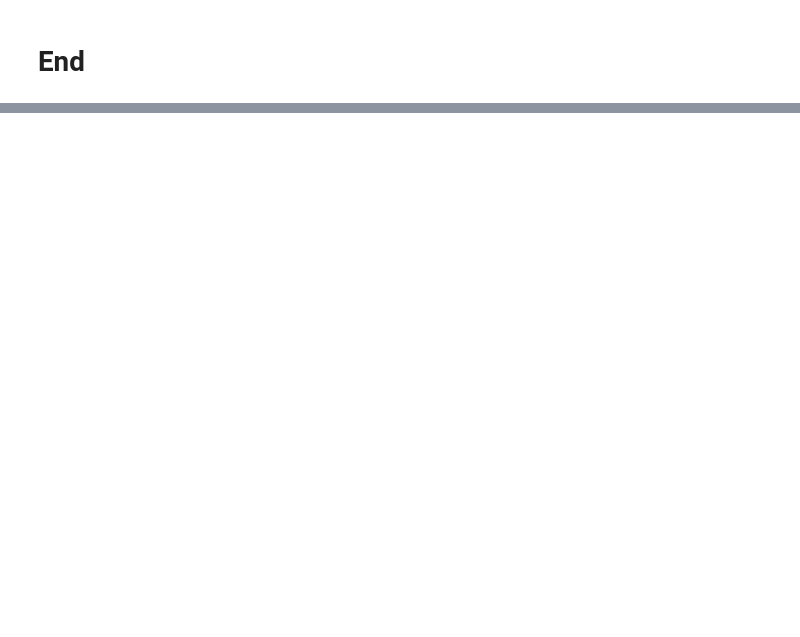
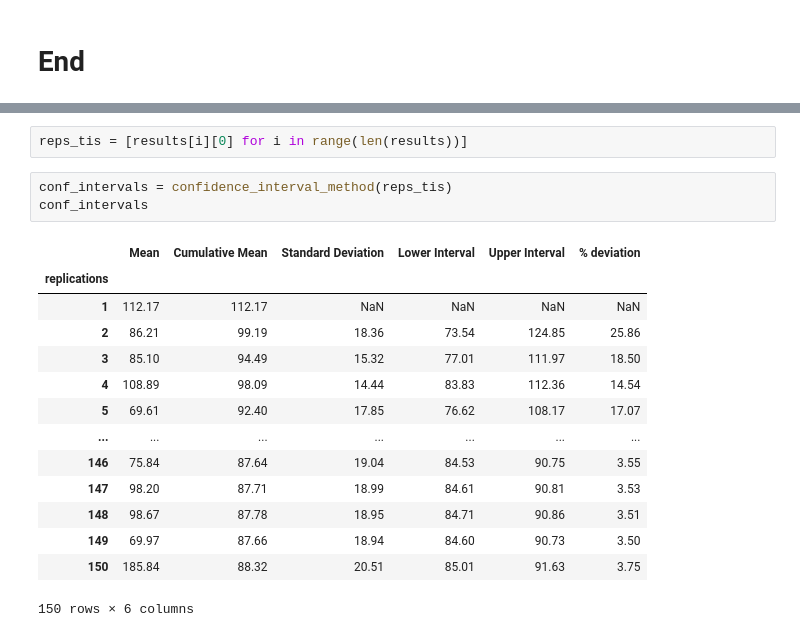
Before and after one commit to health-data-science-OR/stochastic_systems, a Jupyter notebook: labs/simulation/output_analysis/output_analysis.ipynb, the cells around one changed output, grey strips where cells are left out. Cells and saved outputs as stored; diff of their text form; blank space fills up the shorter version.

```diff
--- a/labs/simulation/output_analysis/output_analysis.ipynb
+++ b/labs/simulation/output_analysis/output_analysis.ipynb
@@ -1104,0 +1156,20 @@ class Scenario:
+# %%
+reps_tis = [results[i][0] for i in range(len(results))]
+# %%
+conf_intervals = confidence_interval_method(reps_tis)
+conf_intervals
+# %% [output]
+|  | Mean | Cumulative Mean | Standard Deviation | Lower Interval | Upper Interval | % deviation |
+| replications |  |  |  |  |  |  |
+| 1 | 112.17 | 112.17 | NaN | NaN | NaN | NaN |
+| 2 | 86.21 | 99.19 | 18.36 | 73.54 | 124.85 | 25.86 |
+| 3 | 85.10 | 94.49 | 15.32 | 77.01 | 111.97 | 18.50 |
+| 4 | 108.89 | 98.09 | 14.44 | 83.83 | 112.36 | 14.54 |
+| 5 | 69.61 | 92.40 | 17.85 | 76.62 | 108.17 | 17.07 |
+| ... | ... | ... | ... | ... | ... | ... |
+| 146 | 75.84 | 87.64 | 19.04 | 84.53 | 90.75 | 3.55 |
+| 147 | 98.20 | 87.71 | 18.99 | 84.61 | 90.81 | 3.53 |
+| 148 | 98.67 | 87.78 | 18.95 | 84.71 | 90.86 | 3.51 |
+| 149 | 69.97 | 87.66 | 18.94 | 84.60 | 90.73 | 3.50 |
+| 150 | 185.84 | 88.32 | 20.51 | 85.01 | 91.63 | 3.75 |
+150 rows × 6 columns
```
Also changed, not shown: parts of 23 cells of this notebook, 6 other files.
